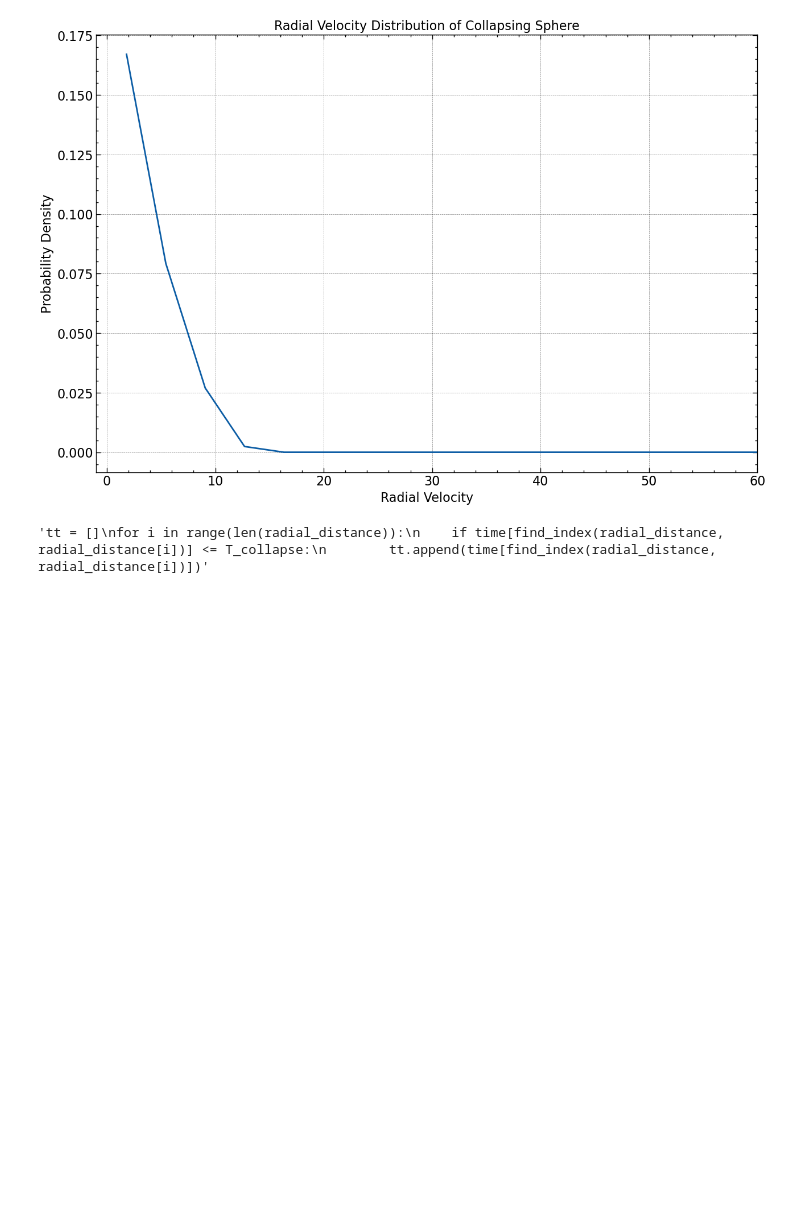
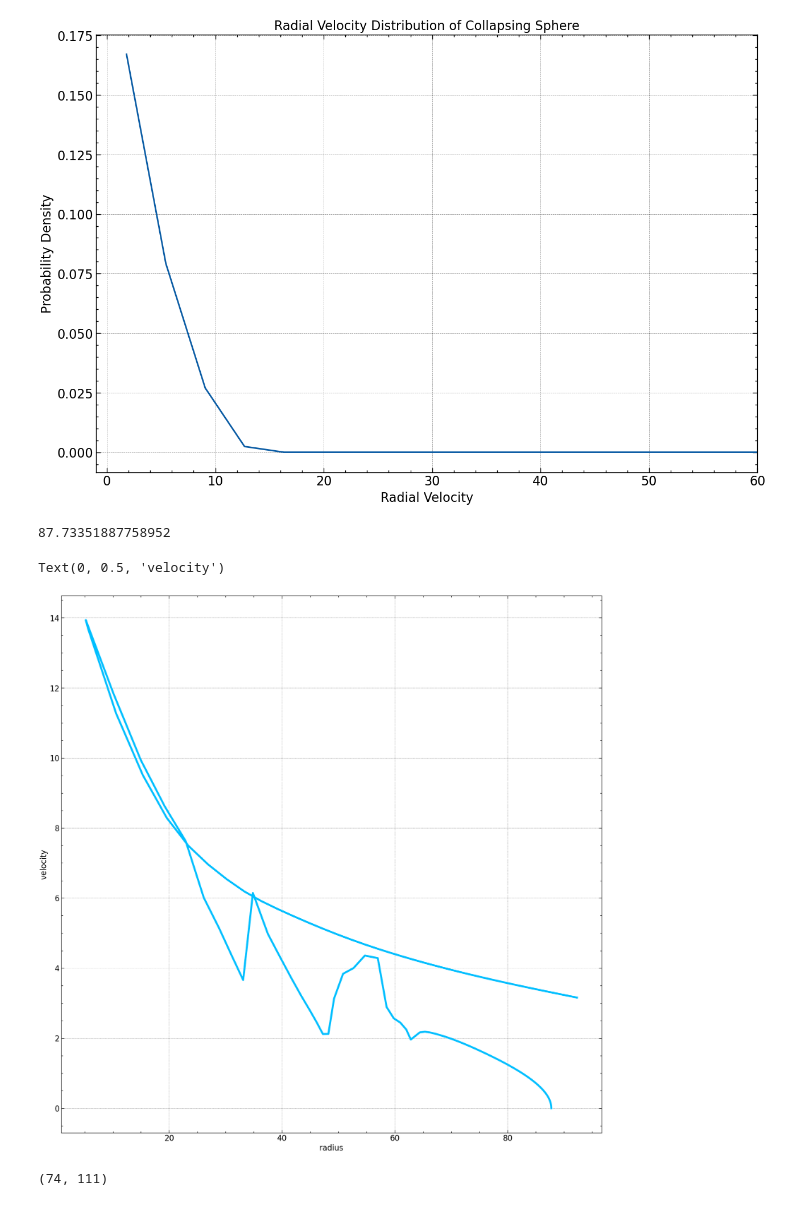
Before and after one commit to M-Bianchi/Dynamics_of_Stellar_Systems, a Jupyter notebook: nbody_sh1/sphere_plots_2.ipynb, the cells around one changed output. Saved outputs shown, nothing was run; the diff lists cells and outputs as text; code cells hidden in the pictures; blank space fills up the shorter version.

```diff
--- a/nbody_sh1/sphere_plots_2.ipynb
+++ b/nbody_sh1/sphere_plots_2.ipynb
@@ -234,15 +240,3 @@ plt.grid(True)
 plt.show()
 # %% [output]
 [figure]
-# %%
-#radial_distance = np.linalg.norm(positions, axis=0)
-def find_index(s, value):
-    for i in range(len(s)):
-        if s[i] == value:
-            return i
-"""tt = []
-for i in range(len(radial_distance)):
-    if time[find_index(radial_distance, radial_distance[i])] <= T_collapse:
-        tt.append(time[find_index(radial_distance, radial_distance[i])])"""
-# %% [output]
-'tt = []\nfor i in range(len(radial_distance)):\n    if time[find_index(radial_distance, radial_distance[i])] <= T_collapse:\n        tt.append(time[find_index(radial_distance, radial_distance[i])])'
@@ -257,0 +243,20 @@ plt.show()
+# %%
+particle=15
+#radial_distance = Dist(x, y, z, 0, 0 ,0)
+radial_distance = Dist(x, y, z, 0, 0 ,0)[particle, :]
+#radial_distance = radial_distance[particle,:np.where(time==T_collapse)[0][0]]
+
+velocity = Dist(vx, vy, vz, 0, 0 ,0)[particle, :]
+#velocity = velocity[particle,:np.where(time==T_collapse)[0][0]]
+print(radial_distance[0])
+plt.plot(radial_distance, velocity, label='radius vs velocity', color='deepskyblue', lw=4)
+plt.xlabel('radius')
+plt.ylabel('velocity')
+# %% [output]
+87.73351887758952
+Text(0, 0.5, 'velocity')
+[figure, added]
+# %%
+print(radial_distance.shape)
+# %% [output]
+(74, 111)
```
Also changed, not shown: parts of 11 cells of this notebook.
